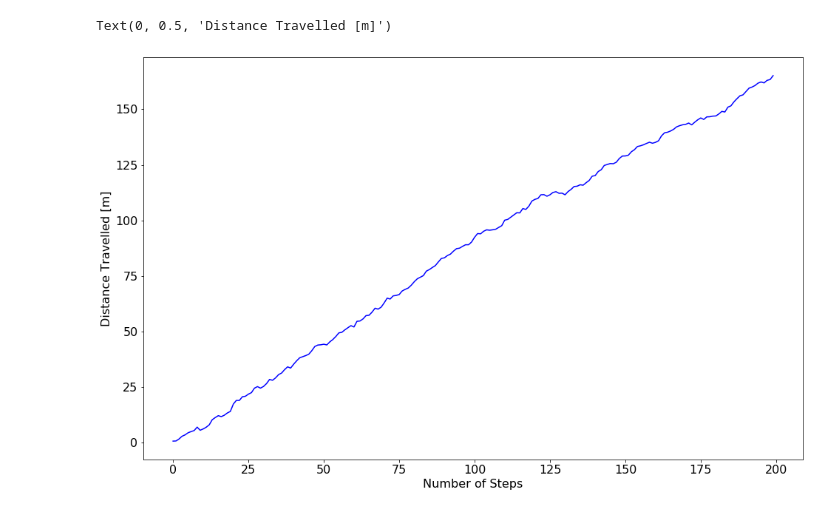
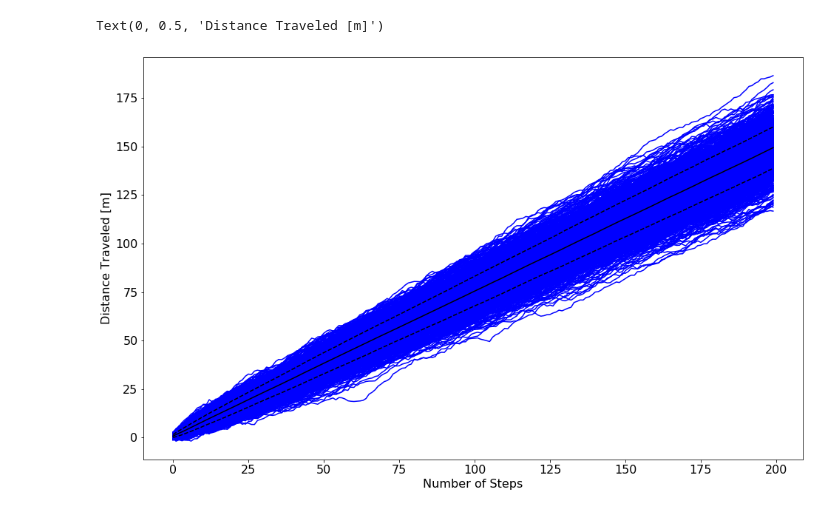
Before and after one commit to LejoFlores/Earth-and-Environmental-Systems-Modeling, a Jupyter notebook: mod01/mod01-PythonIntro-1.ipynb, the cells around one changed output. Drawn from its saved outputs; the diff is of its cells as text; code cells hidden in the pictures.

```diff
--- a/mod01/mod01-PythonIntro-1.ipynb
+++ b/mod01/mod01-PythonIntro-1.ipynb
@@ -8,11 +0,0 @@ s_x = 0.75
-# %%
-x_test = np.zeros(Nt)
-
-for i in np.arange(Nt):
-
-    x_i = s_x*np.random.randn() + mu_x
-
-    if(i==0):
-        x_test[i] = 0.0 + x_i
-    else:
-        x_test[i] = x_test[i-1] + x_i
@@ -18,0 +42,21 @@ for i in np.arange(Nt):
+# %%
+# Create a container to store the position of the random walker
+# at each time step. Note that this corresponds to an array of
+# zeros that is Nt x 1.
+x = np.zeros(Nt)
+
+# This is the syntax for a Python for loop. It loops through all elements in
+# an array – in this case going from 0 to (Nt-1) – created with np.arange(Nt)
+for i in np.arange(Nt):
+
+    # Calculate the step size at step i... note that np.random.randn() creates
+    # a single random number with mean = 0, and standard deviation = 1.
+    x_i = s_x*np.random.randn() + mu_x
+
+    # This is the syntax of a Python 'if' statement. If we're on the first step (i==0),
+    # then there was no previous step, so the position is 0. If (i>0) the previous location
+    # was the value of x at step i-1
+    if(i==0):
+        x[i] = 0.0 + x_i # The new position is 0.0 plus the random step size
+    else:
+        x[i] = x[i-1] + x_i # The new position is the previous position plus the random step size
@@ -19,10 +150,12 @@ for i in np.arange(Nt):
 # %%
-plt.rcParams.update({'font.size': 16})
+plt.figure(figsize=(16,10))
 
-plt.figure(figsize=(16,10))
-plt.plot(np.arange(Nt),x_test,'b-')
+plt.plot(np.arange(Nt),X,'b-')
+plt.plot(np.arange(Nt),mean_X,'k-')
+plt.plot(np.arange(Nt),mean_X + std_X, 'k--')
+plt.plot(np.arange(Nt),mean_X - std_X, 'k--')
 plt.xlabel('Number of Steps')
-plt.ylabel('Distance Travelled [m]')
+plt.ylabel('Distance Traveled [m]')
 # %% [output]
-Text(0, 0.5, 'Distance Travelled [m]')
+Text(0, 0.5, 'Distance Traveled [m]')
-[figure, old version]
+[figure, new version]
```
Also changed, not shown: parts of 19 cells of this notebook.
